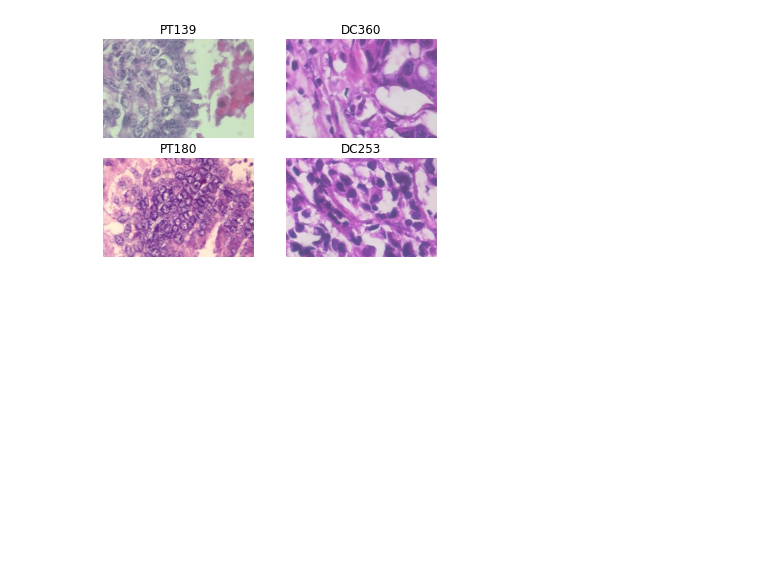
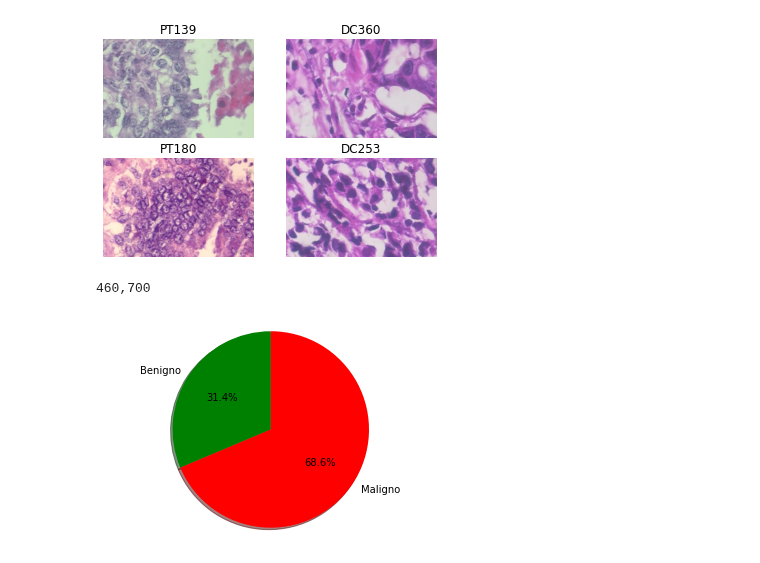
Before and after one commit to RodrigoOBC/TCC-CienciaDados, a Jupyter notebook: modelos/TratarDados.ipynb, the cells around one changed output. Drawn from its saved outputs; the diff is of its cells as text; code cells hidden in the pictures; blank space fills up the shorter version.

```diff
--- a/modelos/TratarDados.ipynb
+++ b/modelos/TratarDados.ipynb
@@ -70,0 +69,17 @@ for x in range(0,2):
+# %%
+print(f'{height},{width}')
+# %% [output]
+460,700
+# %%
+Labels = ['Benigno','Maligno']
+Imagens = [2480,5429]
+
+fig1, ax1 = plt.subplots()
+
+ax1.pie(Imagens,labels=Labels,autopct='%1.1f%%',shadow=True,startangle=90,colors=['green','red'])
+
+ax1.axis('equal')
+
+plt.show()
+# %% [output]
+[figure, added]
```
Also changed, not shown: parts of 1 cell of this notebook, 1 other file.
